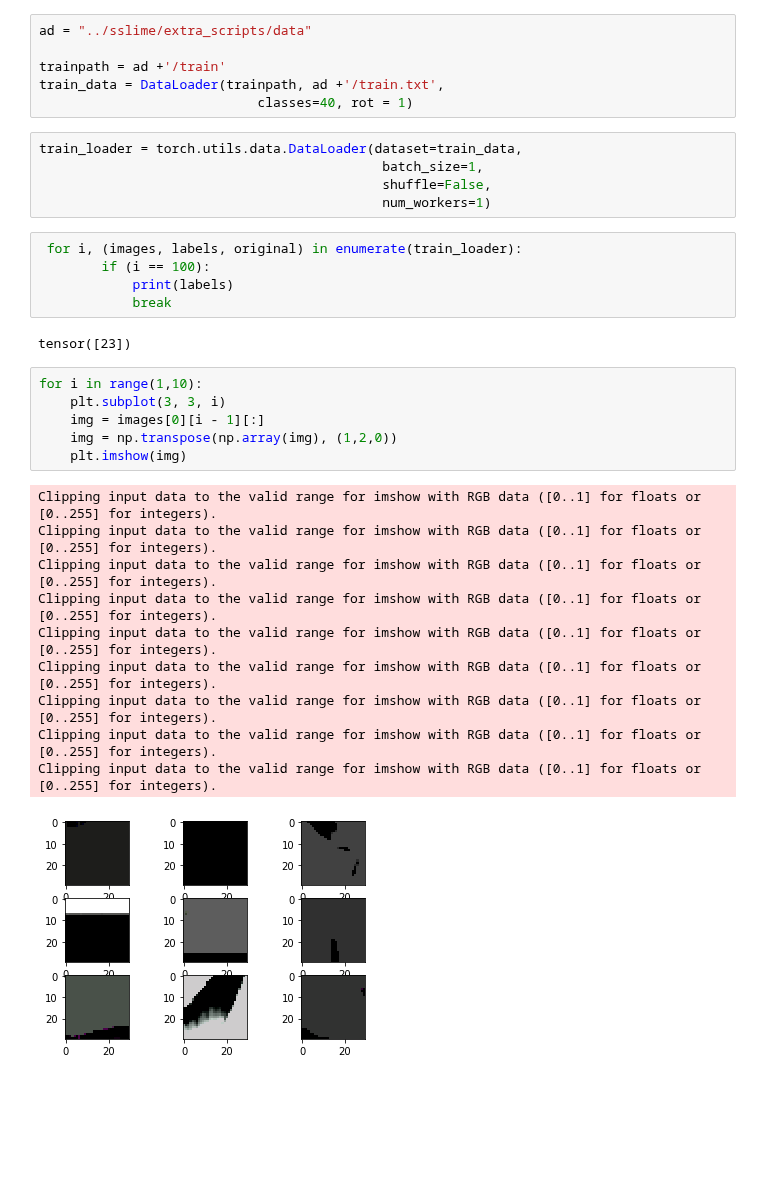
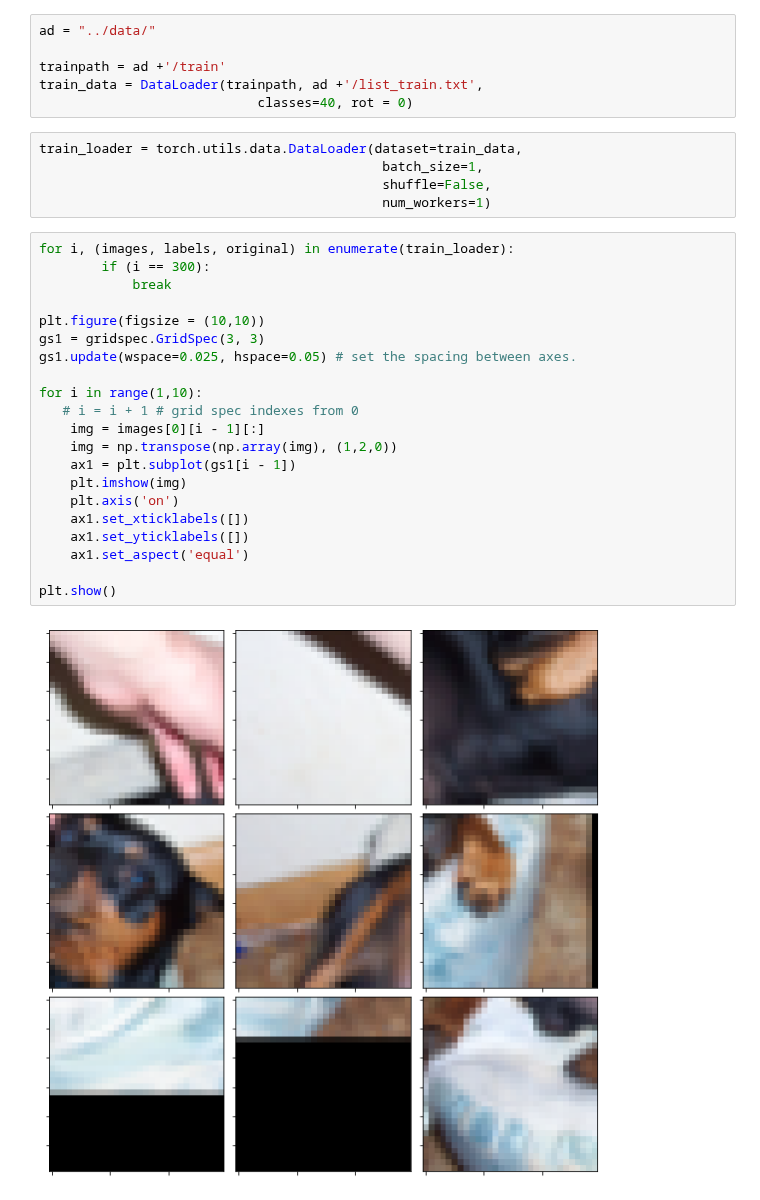
Before and after one commit to lhmartin/CV_project, a Jupyter notebook: JigsawPuzzlePytorch-master/Testing.ipynb, the cells around one changed output. Cells and saved outputs as stored; diff of their text form; blank space fills up the shorter version.

Commit message:
updating scripts

```diff
--- a/JigsawPuzzlePytorch-master/Testing.ipynb
+++ b/JigsawPuzzlePytorch-master/Testing.ipynb
@@ -136,38 +136,37 @@ def rgb_jittering(im):
     im[im < 0] = 0
     return im.astype('uint8')
 # %%
-ad = "../sslime/extra_scripts/data"
+ad = "../data/"
 
 trainpath = ad +'/train'
-train_data = DataLoader(trainpath, ad +'/train.txt',
-                            classes=40, rot = 1)
+train_data = DataLoader(trainpath, ad +'/list_train.txt',
+                            classes=40, rot = 0)
 # %%
 train_loader = torch.utils.data.DataLoader(dataset=train_data,
                                             batch_size=1,
                                             shuffle=False,
                                             num_workers=1)
-# %%
- for i, (images, labels, original) in enumerate(train_loader):
-        if (i == 100):
-            print(labels)
-            break
-# %% [output]
-tensor([23])
-# %%
-for i in range(1,10):
-    plt.subplot(3, 3, i)
-    img = images[0][i - 1][:]
-    img = np.transpose(np.array(img), (1,2,0))
-    plt.imshow(img)
-# %% [output]
-Clipping input data to the valid range for imshow with RGB data ([0..1] for floats or [0..255] for integers).
-Clipping input data to the valid range for imshow with RGB data ([0..1] for floats or [0..255] for integers).
-Clipping input data to the valid range for imshow with RGB data ([0..1] for floats or [0..255] for integers).
-Clipping input data to the valid range for imshow with RGB data ([0..1] for floats or [0..255] for integers).
-Clipping input data to the valid range for imshow with RGB data ([0..1] for floats or [0..255] for integers).
-Clipping input data to the valid range for imshow with RGB data ([0..1] for floats or [0..255] for integers).
-Clipping input data to the valid range for imshow with RGB data ([0..1] for floats or [0..255] for integers).
-Clipping input data to the valid range for imshow with RGB data ([0..1] for floats or [0..255] for integers).
-Clipping input data to the valid range for imshow with RGB data ([0..1] for floats or [0..255] for integers).
-[figure, removed]
+# %%
+for i, (images, labels, original) in enumerate(train_loader):
+        if (i == 300):
+            break
+
+plt.figure(figsize = (10,10))
+gs1 = gridspec.GridSpec(3, 3)
+gs1.update(wspace=0.025, hspace=0.05) # set the spacing between axes.
+
+for i in range(1,10):
+   # i = i + 1 # grid spec indexes from 0
+    img = images[0][i - 1][:]
+    img = np.transpose(np.array(img), (1,2,0))
+    ax1 = plt.subplot(gs1[i - 1])
+    plt.imshow(img)
+    plt.axis('on')
+    ax1.set_xticklabels([])
+    ax1.set_yticklabels([])
+    ax1.set_aspect('equal')
+
+plt.show()
+# %% [output]
+[figure, added]
 # %%
```
Also changed, not shown: parts of 2 cells of this notebook, 2 other files.
